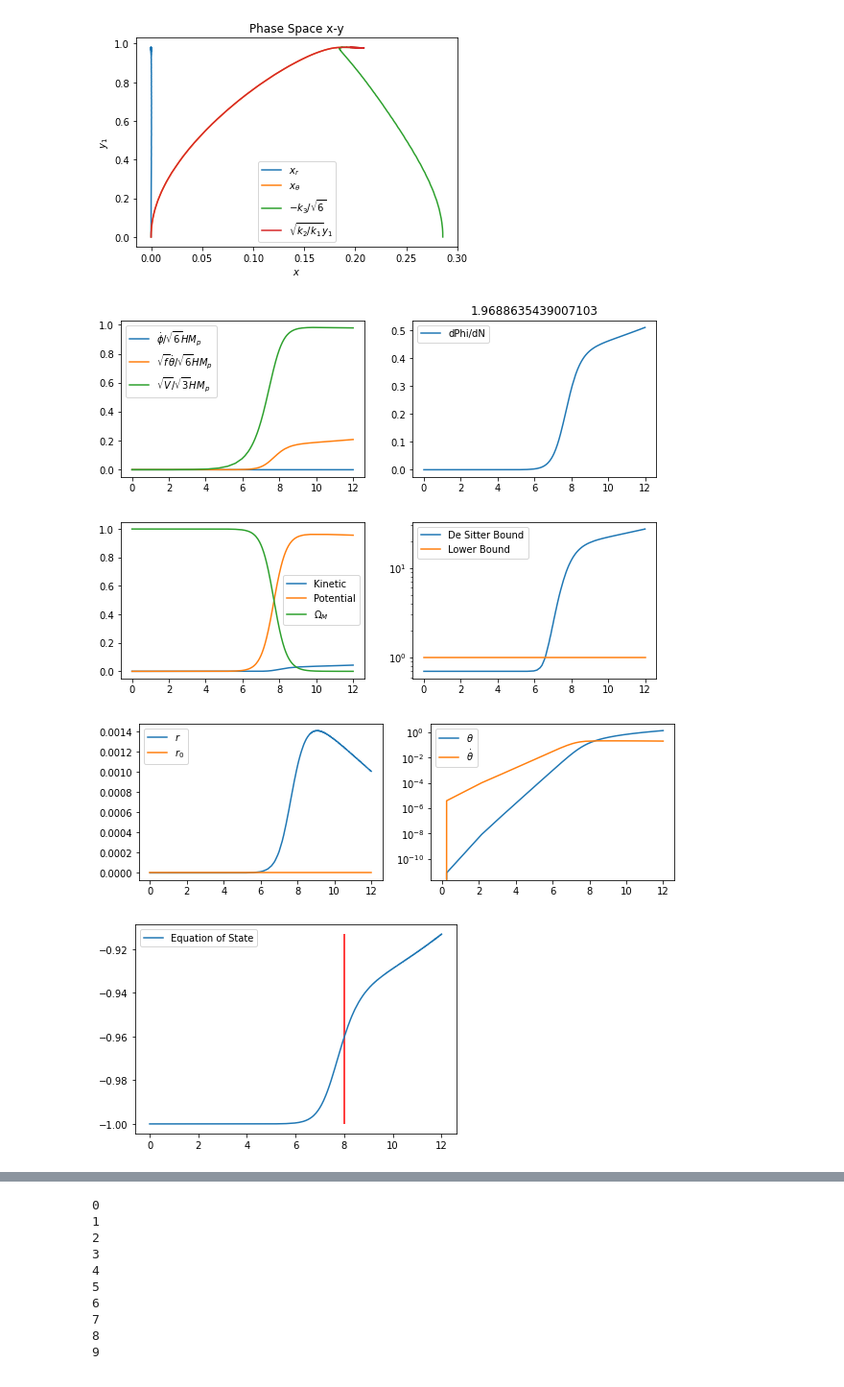
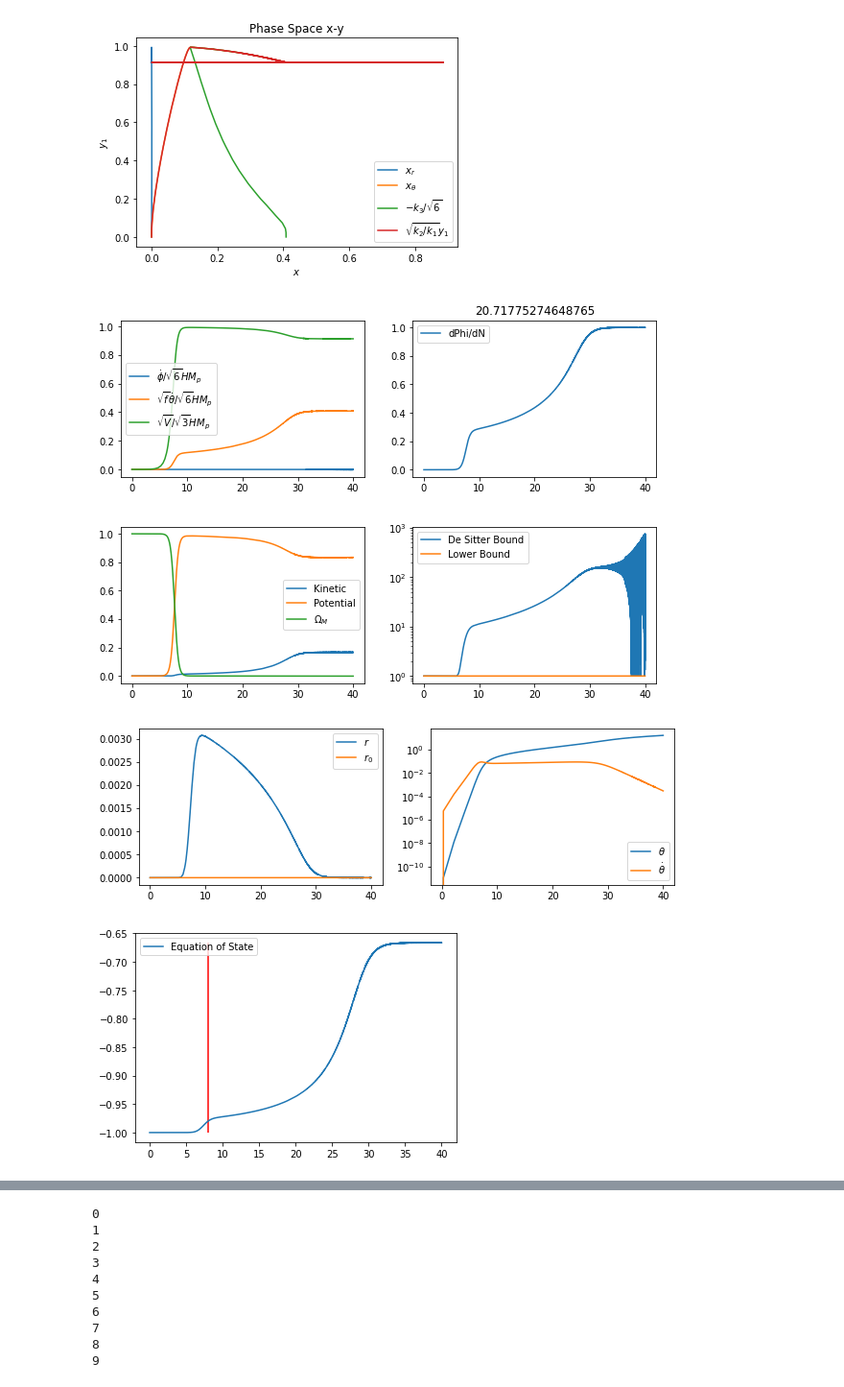
Before and after one commit to LilleJohs/Multi-Field-Dark-Energy, a Jupyter notebook: play_f_exp.ipynb, the cells around one changed output, grey strips where cells are left out. Shown at 96% size. Cells and saved outputs as stored; diff of their text form; code cells hidden in the pictures.

```diff
--- a/play_f_exp.ipynb
+++ b/play_f_exp.ipynb
@@ -7,14 +7,14 @@ from matplotlib.patches import Ellipse
 
 params = {
     'V0': 2.15,
-    'm': 150,
+    'm': 80,
     'r0': 0,
-    'alpha': 0.7,
+    'alpha': 1,
     'x_p_init': 0.0,
     'x_t_init': 0.0,
     'y_1_init': 1e-5,
     'r_init': 0,
-    'beta': 600,
+    'beta': 800,
     'f0': 1,
     'cosmo_constant': 0
 }
@@ -25,7 +25,7 @@ plt.figure()
 for i, r0 in enumerate(r0_range):
     params['r0'] = r0
     #params['V0'] = V0
-    c = MultiFieldDarkEnergy(metric='exp', potential='exp_spinning', params=params, N_min = 0, N_max = 12, gamma=1)
+    c = MultiFieldDarkEnergy(metric='exp', potential='exp_spinning', params=params, N_min = 0, N_max = 40, gamma=1)
     c.run_background_eq_of_motion()
     c.x_y_phase_plot()
     c.plot_swampland_bound()
@@ -34,35 +34,35 @@ for i, r0 in enumerate(r0_range):
     field_derivative, delta_phi = c.get_field_derivative()
     print('Delta phi:', delta_phi)
     size = len(c.get_eq_of_state())
     w = c.get_eq_of_state()
     omega = c.get_omega_phi()
     N = c.sol['t']
     delta_phi_n = -1
     for j in range(size):
         cur = np.trapz(np.sqrt(3)*np.sqrt((1+w[:j])*omega[:j]), N[:j])
         if cur > 1:
             delta_phi_n = j
             break
     print(w[delta_phi_n], omega[delta_phi_n])
     plt.plot(w, omega, label=r"$x_r = x_{\theta} = $"+str(r0) +'\n dSB: '+"{:.2f}".format(min(c.get_de_sitter_bound())), color=colors[i])
     if delta_phi_n>0 :plt.plot(w[delta_phi_n], omega[delta_phi_n], 'go', color='black')
 plt.xlim([-1.02, -0.4])
 plt.ylim([-0.05, 1.05])
 cur_uni = Ellipse(xy=(-1, 0.7), width=0.065, height=0.02,
                         edgecolor='black', fc='black', lw=2)#, zorder=100)
 ax = plt.gca()
 ax.add_patch(cur_uni)
 plt.xlabel(r'$w_{\phi}$')
 plt.ylabel(r'$\Omega_{\phi}$')
 plt.title(r'$f(r) =e^{\beta r}$')
 plt.legend()
 #plt.savefig('img/exp_spinning_p_-2_r_init.pdf', bbox_inches = 'tight')
 
 plt.show()
 # %% [output]
 <Figure size 432x288 with 0 Axes>
-[figure, old version]
+[figure, new version]
-[figure, old version]
+[figure, new version]
-[figure, old version]
+[figure, new version]
-[figure, old version]
+[figure, new version]
-[figure, old version]
+[figure, new version]
```
Also changed, not shown: parts of 1 cell of this notebook, 15 other files.
